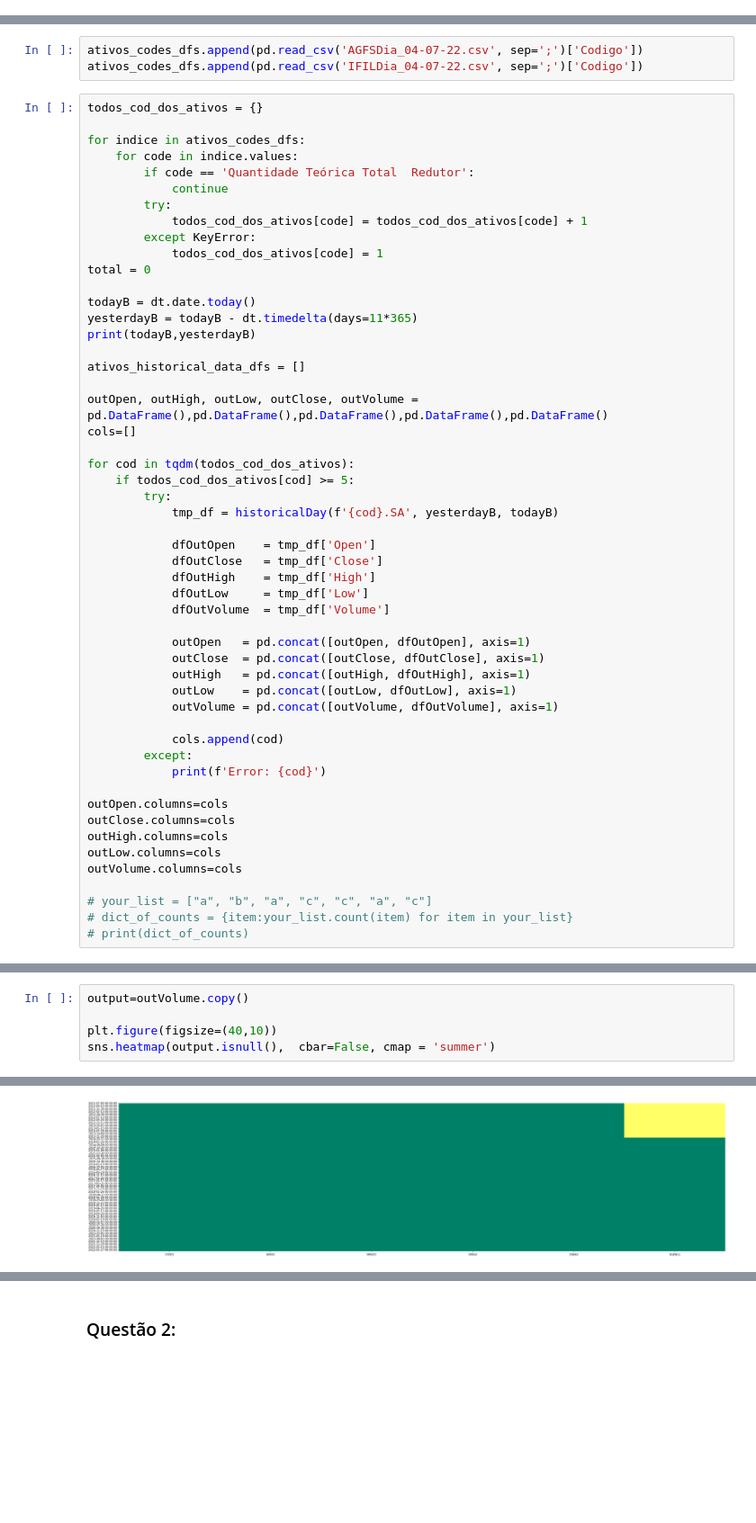
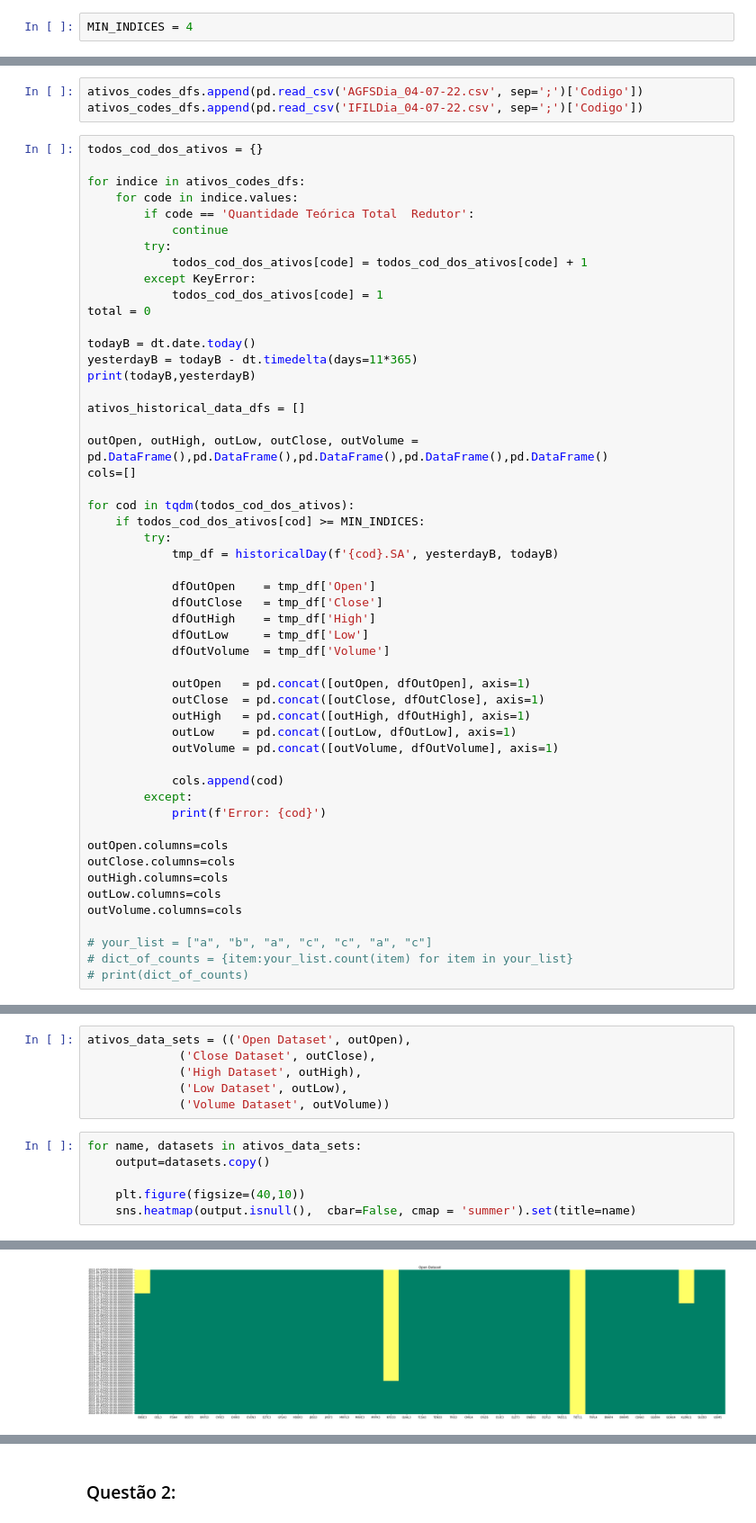
Before and after one commit to PauloGoncalvesLima/Trabalho1_PSF, a Jupyter notebook: Primeira Atividade Prática Avaliativa.ipynb, the cells around one changed output, grey strips where cells are left out. Shown at 90% size. Saved outputs shown, nothing was run; the diff lists cells and outputs as text; blank space fills up the shorter version.

Commit message:
Add: Data cleanup.

```diff
--- a/Primeira Atividade Prática Avaliativa.ipynb
+++ b/Primeira Atividade Prática Avaliativa.ipynb
@@ -34,5 +34,7 @@
 def historicalDay(coin,yesterdayB,todayB):
     df = yf.download(coin, start=str(yesterdayB), end=str(todayB))
     return df
+# %%
+MIN_INDICES = 4
 # %%
 indice_list = ['IAGRO', 'IFNC', 'BDRX', 'ICON', 'IEE', 'IFIX', 'IFIL', 'IMAT', 'IDIV', 'INDX', 'IMOB', 'MLCX', 'SMLL', 'UTIL', 'IVBX', 'DI']
@@ -122,7 +101,7 @@ outOpen, outHigh, outLow, outClose, outVolume = pd.DataFrame(),pd.DataFrame(),pd
 cols=[]
 
 for cod in tqdm(todos_cod_dos_ativos):
-    if todos_cod_dos_ativos[cod] >= 5:
+    if todos_cod_dos_ativos[cod] >= MIN_INDICES:
         try:
             tmp_df = historicalDay(f'{cod}.SA', yesterdayB, todayB)
 
@@ -162,6 +149,13 @@ outVolume.columns=cols
+# %%
+ativos_data_sets = (('Open Dataset', outOpen),
+             ('Close Dataset', outClose),
+             ('High Dataset', outHigh),
+             ('Low Dataset', outLow),
+             ('Volume Dataset', outVolume))
 # %%
-output=outVolume.copy()
+for name, datasets in ativos_data_sets:
+    output=datasets.copy()
 
-plt.figure(figsize=(40,10))
-sns.heatmap(output.isnull(),  cbar=False, cmap = 'summer')
+    plt.figure(figsize=(40,10))
+    sns.heatmap(output.isnull(),  cbar=False, cmap = 'summer').set(title=name)
 # %% [output]
@@ -169 +162 @@ sns.heatmap(output.isnull(),  cbar=False, cmap = 'summer')
-[figure, old version]
+[figure, new version]
```
Also changed, not shown: parts of 12 cells of this notebook.
